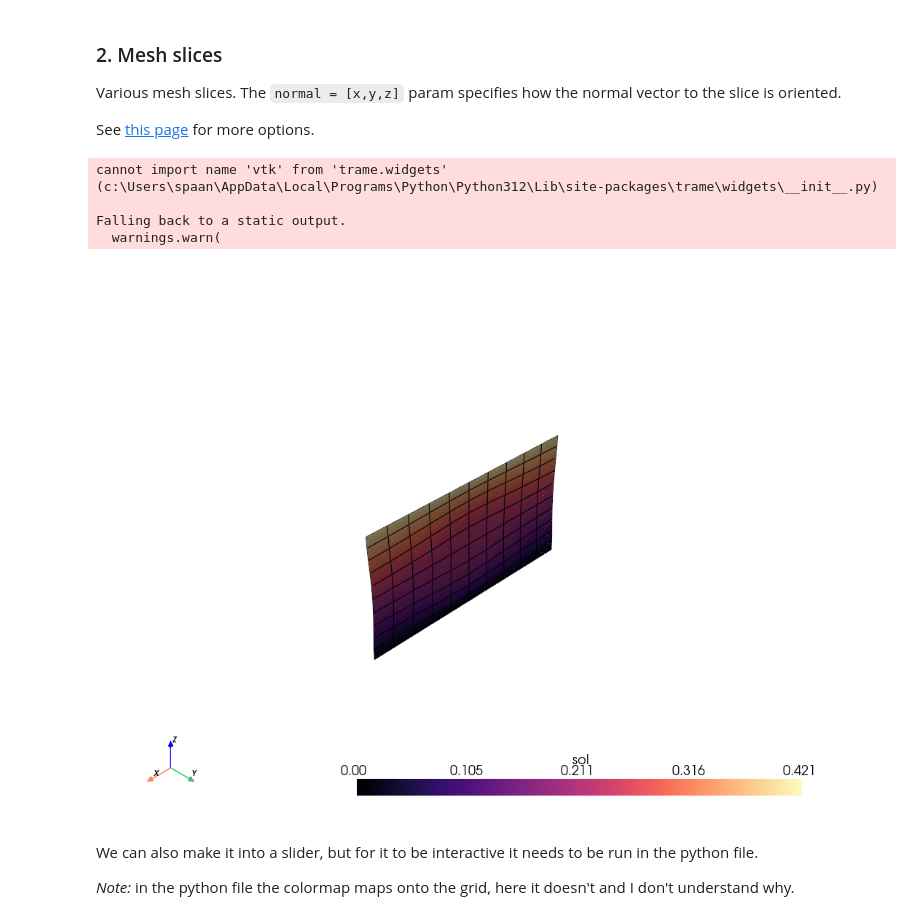
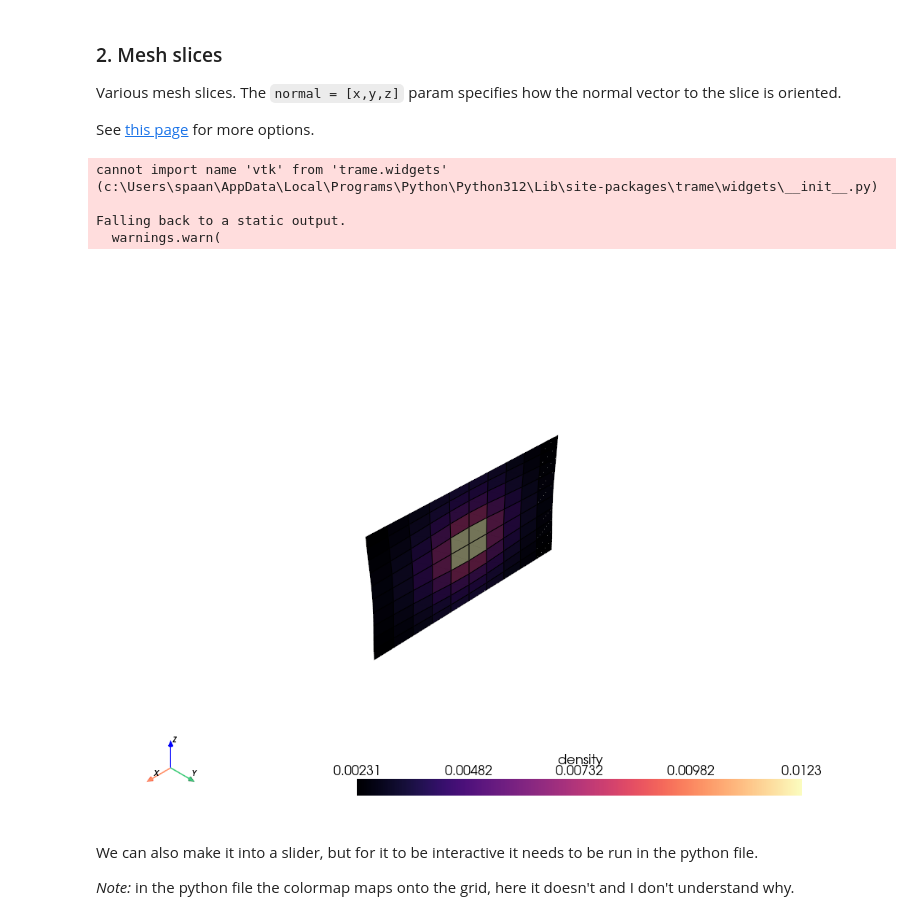
Before and after one commit to Ghira221/Fluffy_Aggregates, a Jupyter notebook: mesh-analysis.ipynb, the cells around one changed output. Saved outputs shown, nothing was run; the diff lists cells and outputs as text; code cells hidden in the pictures.

```diff
--- a/mesh-analysis.ipynb
+++ b/mesh-analysis.ipynb
@@ -35,14 +35,16 @@ E_val = "1rho"
 rho_center = 0.01
 low_mesh_num = 2
 hi_mesh_num = 18
+scalar = 'density'
 
 parent_dir1 = f'C:/Users/spaan/Thesis/data_run{folder}_{compr}_{solver}/vtk/'
 parent_dir3 = f'C:/Users/spaan/Thesis/ThirdSesh_24-02-2025/data_run{folder}_{compr}_{solver}/vtk/'
 parent_dir3center = f'C:/Users/spaan/Thesis/ThirdSesh_24-02-2025/Center fixed/data_run{folder}_{compr}_{solver}_{N_row}/vtk/'
 parent_dir4 = f'C:/Users/spaan/Thesis/FourthSesh_03-03-2025/density-model-{folder}_{compr}_{solver}_{E_val}/vtk/'
 parent_dir5 = f'C:/Users/spaan/Thesis/FifthSesh_06-03-2025/density-model-{folder}_{compr}_{solver}_{rho_center}_{E_val}/vtk/'
+parent_dir_test = f'C:/Users/spaan/Thesis/density-model-{folder}_{compr}_{solver}_{rho_center}_{E_val}/vtk/'
 
-parent_dir = parent_dir5
+parent_dir = parent_dir_test
 
 
 meshes = []
@@ -141,18 +143,18 @@ See [this page](https://docs.pyvista.org/examples/01-filter/slicing.html) for mo
 # %%
 warped_mesh = warped_meshes[10]
 
 slices = warped_mesh.slice(normal=[0,1,0])
 pl = pv.Plotter()
-pl.add_mesh(slices, scalars = 'sol', show_edges = True, cmap = 'magma') # keep in mind that these values have been scaled by 500
+pl.add_mesh(slices, scalars = scalar, show_edges = True, cmap = 'magma') # keep in mind that these values have been scaled by 500
 pl.show_axes()
 pl.add_floor(pad=1.0, color = 'silver')
 pl.show()
 # %% [output]
 cannot import name 'vtk' from 'trame.widgets' (c:\Users\spaan\AppData\Local\Programs\Python\Python312\Lib\site-packages\trame\widgets\__init__.py)
 
 Falling back to a static output.
   warnings.warn(
-[figure, old version]
+[figure, new version]
 # %% [markdown]
 We can also make it into a slider, but for it to be interactive it needs to be run in the python file.
 
```
Also changed, not shown: parts of 4 cells of this notebook, 1 other file.
